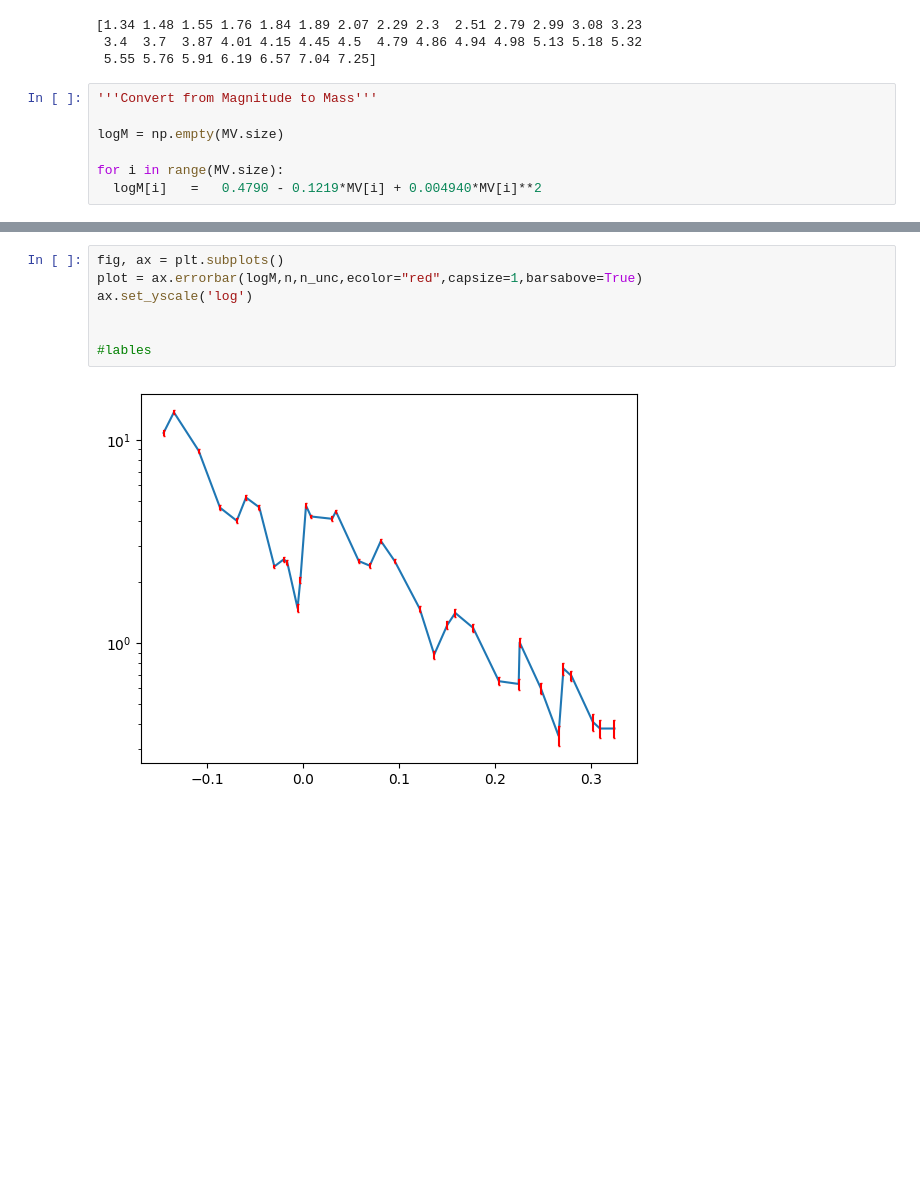
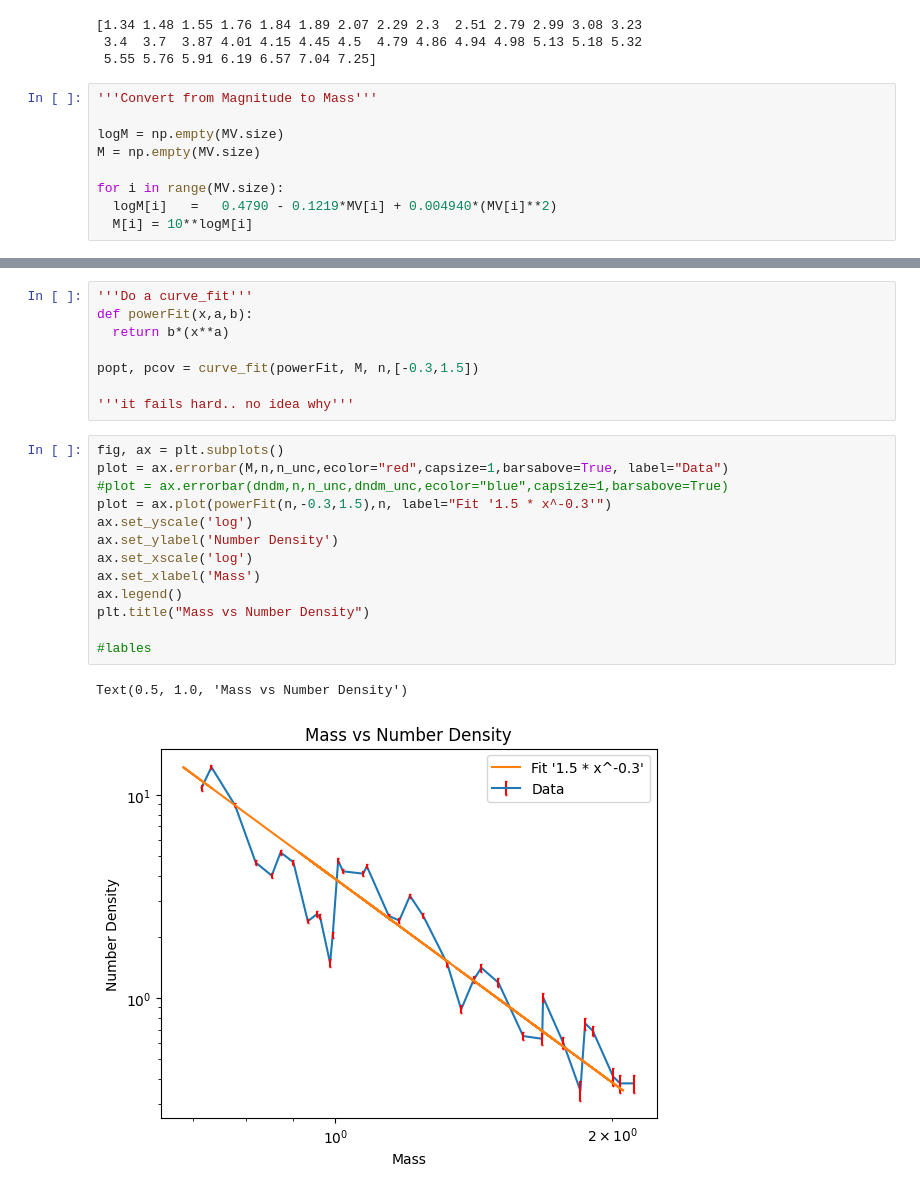
Before and after one commit to StephenJohnson-CardiffUni/Astro, a Jupyter notebook: FormAndEvoOfStars.ipynb, the cells around one changed output, grey strips where cells are left out. Cells and saved outputs as stored; diff of their text form; blank space fills up the shorter version.

```diff
--- a/FormAndEvoOfStars.ipynb
+++ b/FormAndEvoOfStars.ipynb
@@ -18,8 +20,10 @@ print(MV)
 '''Convert from Magnitude to Mass'''
 
 logM = np.empty(MV.size)
+M = np.empty(MV.size)
 
 for i in range(MV.size):
-  logM[i]	=	0.4790 - 0.1219*MV[i] + 0.004940*MV[i]**2
+  logM[i]	=	0.4790 - 0.1219*MV[i] + 0.004940*(MV[i]**2)
+  M[i] = 10**logM[i]
 # %%
 print(logM)
@@ -33,9 +44,24 @@ print(logM)
-# %%
-fig, ax = plt.subplots()
-plot = ax.errorbar(logM,n,n_unc,ecolor="red",capsize=1,barsabove=True)
-ax.set_yscale('log')
-
-
-#lables
-# %% [output]
-[figure, removed]
+# %%
+'''Do a curve_fit'''
+def powerFit(x,a,b):
+  return b*(x**a)
+
+popt, pcov = curve_fit(powerFit, M, n,[-0.3,1.5])
+
+'''it fails hard.. no idea why'''
+# %%
+fig, ax = plt.subplots()
+plot = ax.errorbar(M,n,n_unc,ecolor="red",capsize=1,barsabove=True, label="Data")
+#plot = ax.errorbar(dndm,n,n_unc,dndm_unc,ecolor="blue",capsize=1,barsabove=True)
+plot = ax.plot(powerFit(n,-0.3,1.5),n, label="Fit '1.5 * x^-0.3'")
+ax.set_yscale('log')
+ax.set_ylabel('Number Density')
+ax.set_xscale('log')
+ax.set_xlabel('Mass')
+ax.legend()
+plt.title("Mass vs Number Density")
+
+#lables
+# %% [output]
+Text(0.5, 1.0, 'Mass vs Number Density')
+[figure, added]
```
Also changed, not shown: parts of 3 cells of this notebook.
